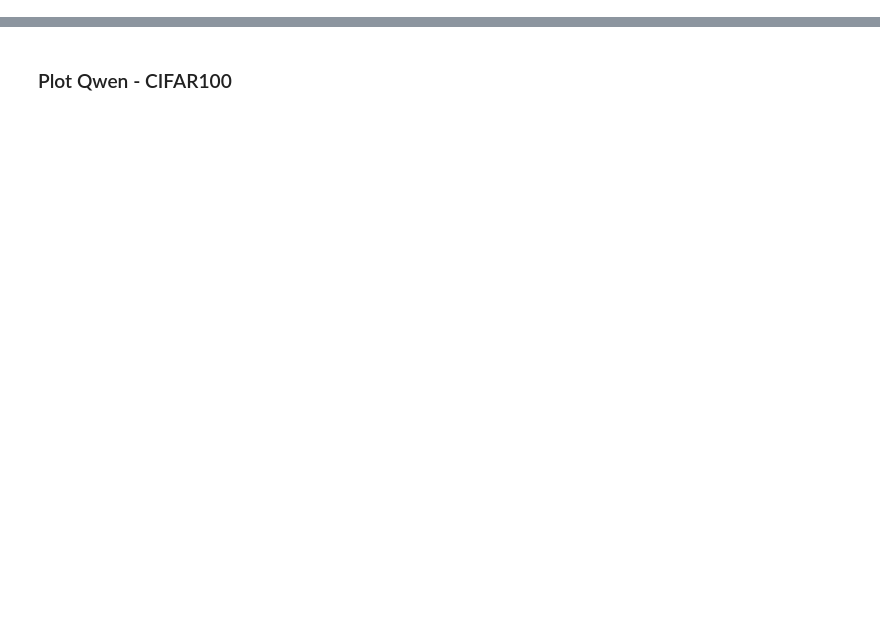
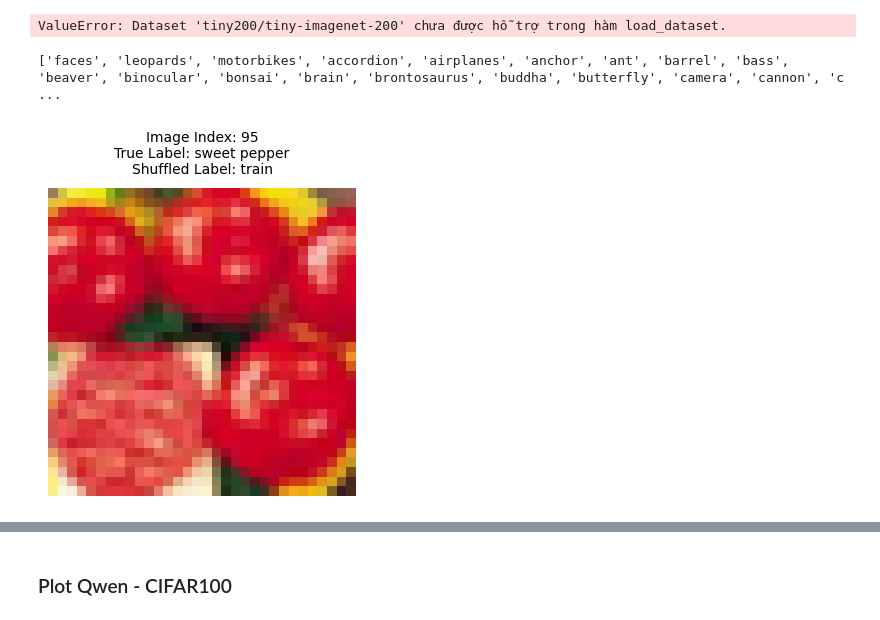
Before and after one commit to AlbusNotThuan/CLL-VLM-CLIP-Annotator, a Jupyter notebook: cll_vlm/notebooks/analysis_multi_label.ipynb, the cells around one changed output, grey strips where cells are left out. Cells and saved outputs as stored; diff of their text form; code cells hidden in the pictures; blank space fills up the shorter version.

```diff
--- a/cll_vlm/notebooks/analysis_multi_label.ipynb
+++ b/cll_vlm/notebooks/analysis_multi_label.ipynb
@@ -1,7 +0,0 @@
-# %%
-import json
-
-result = "/tmp2/maitanha/vgu/cll_vlm/cll_vlm/ol_cll_logs/multi_label/json/cifar100/llava_cifar100_multi_label_lbs100.json"
-with open(result, "r", encoding="utf-8") as f:
-    data = json.load(f)
-print(f"Total samples: {len(data)}")
@@ -38,0 +99,49 @@ Empty Answer: 6594
+# %%
+dataset = load_dataset("tiny200/tiny-imagenet-200")
+fine_classes = list(dataset.classes)
+
+original_dataset, shuffled_dataset = dataset.get_shuffled_labels_dataset(seed=42)
+# %% [output]
+ValueError: Dataset 'tiny200/tiny-imagenet-200' chưa được hỗ trợ trong hàm load_dataset.
+# %%
+dataset = load_dataset("caltech-101")
+fine_classes_raw = dataset.classes
+fine_classes = [
+    dataset.preprocess_label(lbl)
+    for lbl in fine_classes_raw
+]
+
+print(fine_classes)
+
+original_dataset, shuffled_dataset = dataset.get_shuffled_labels_dataset(seed=42)
+# %% [output]
+['faces', 'leopards', 'motorbikes', 'accordion', 'airplanes', 'anchor', 'ant', 'barrel', 'bass', 'beaver', 'binocular', 'bonsai', 'brain', 'brontosaurus', 'buddha', 'butterfly', 'camera', 'cannon', 'c ...
+# %%
+import matplotlib.pyplot as plt
+
+def display_image(data, fine_classes, true_label_idx, shuffled_label_idx, img_idx):
+
+    image, _ = data[img_idx]
+
+    true_label = fine_classes[true_label_idx]
+    shuffled_label = fine_classes[shuffled_label_idx]
+
+    plt.figure(figsize=(4, 4))
+    plt.imshow(image)
+
+    title_text = f"Image Index: {img_idx}\n"
+    title_text += f"True Label: {true_label}\n"
+    title_text += f"Shuffled Label: {shuffled_label}"
+
+    plt.title(title_text, fontsize=10, pad=10)
+    plt.axis('off')
+    plt.show()
+
+img_idx = 95
+
+_, true_label_idx = original_dataset[img_idx]
+_, shuffled_label_idx = shuffled_dataset[img_idx]
+
+display_image(shuffled_dataset, fine_classes, true_label_idx, shuffled_label_idx, img_idx)
+# %% [output]
+[figure, added]
```
Also changed, not shown: parts of 40 cells of this notebook, 56 other files.
